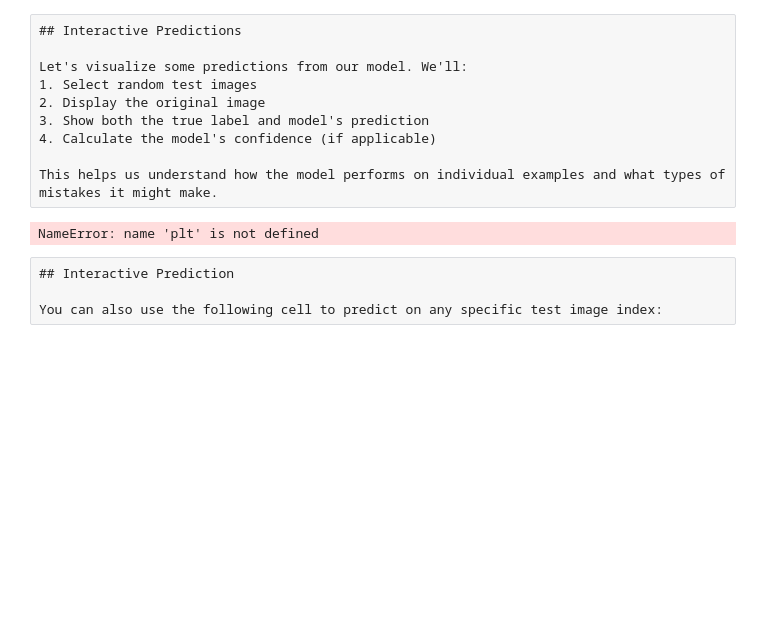
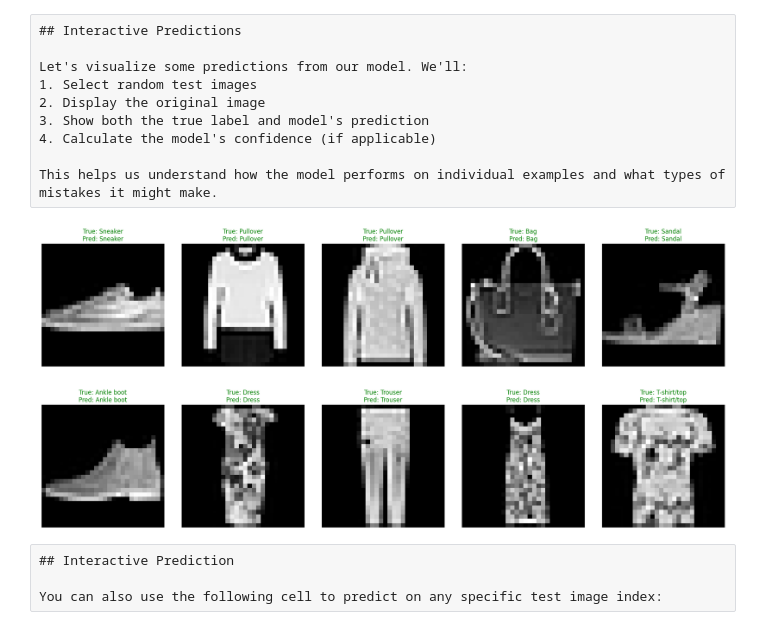
Before and after one commit to eyezhick/PyAOgmaNeo-docs, a Jupyter notebook: docs/examples/fashion_mnist/fashion_mnist_tutorial.ipynb, the cells around one changed output. Saved outputs shown, nothing was run; the diff lists cells and outputs as text; code cells hidden in the pictures; blank space fills up the shorter version.

Commit message:
Update fashion_mnist_tutorial.ipynb to fix model loading and display issues

```diff
--- a/docs/examples/fashion_mnist/fashion_mnist_tutorial.ipynb
+++ b/docs/examples/fashion_mnist/fashion_mnist_tutorial.ipynb
@@ -79,7 +79,7 @@ input_res = 4  # Number of quantization levels for input
 model_path = "fashion_mnist_model.ohr"
 if os.path.exists(model_path):
     print(f"Loading existing model from {model_path}")
-    h = neo.Hierarchy(model_path)
+    h = neo.Hierarchy(file_name=model_path)
 
 else:
     print("Creating new model...")
@@ -264,40 +263,44 @@ def predict_and_display(indices):
         axes = [axes]
 
     for idx, ax in zip(indices, axes):
+        # Convert numpy int to Python int
+        idx = int(idx)
+
         # Get the image and label
         img = np.array(dataset["test"][idx]["image"])
         label = int(dataset["test"][idx]["label"])
 
         # Preprocess for prediction
         img_normalized = img.astype(np.float32) / 255.0
         input_cis = (np.minimum(1.0, np.maximum(0.0, img_normalized)) * (input_res - 1) + 0.5).astype(np.int32)
 
         # Get prediction
         h.step([input_cis.ravel().tolist(), [0]], False)
         prediction = h.get_prediction_cis(1)[0]
 
         # Display image
         ax.imshow(img, cmap='gray')
         ax.axis('off')
 
         # Add title with true label and prediction
         color = 'green' if prediction == label else 'red'
         ax.set_title(f'True: {class_names[label]}\nPred: {class_names[prediction]}',
                     color=color)
 
     plt.tight_layout()
     plt.show()
 
 # Test on 5 random images
-random_indices = np.random.randint(0, dataset["test"].num_rows, size=5)
+random_indices = np.random.randint(0, dataset["test"].num_rows, size=5).tolist()  # Convert to Python list
 predict_and_display(random_indices)
 
 # Test on some specific examples (optional)
 # You can modify these indices to look at specific examples
-specific_indices = [0, 100, 200, 300, 400]
+specific_indices = [0, 100, 200, 300, 400]  # Already Python integers
 predict_and_display(specific_indices)
 # %% [output]
-NameError: name 'plt' is not defined
+[figure, added]
+[figure, added]
 # %% [raw]
 ## Interactive Prediction
 
```
Also changed, not shown: parts of 2 cells of this notebook.
